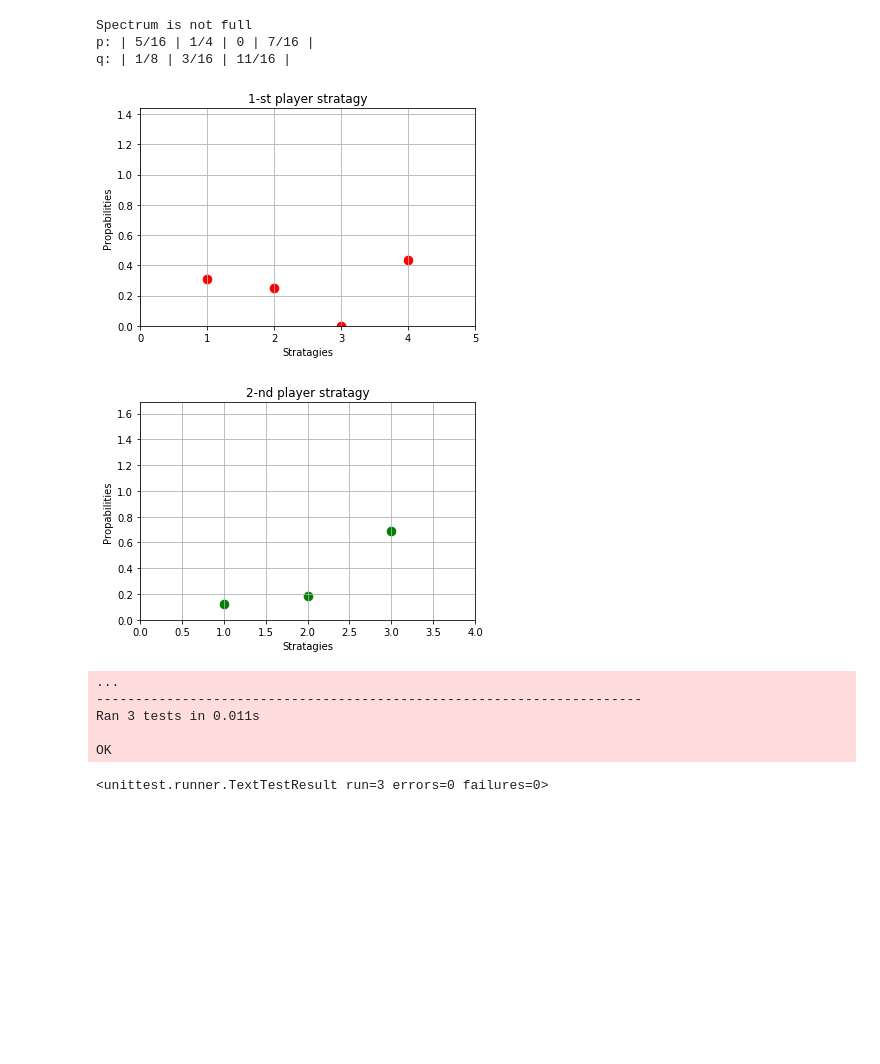
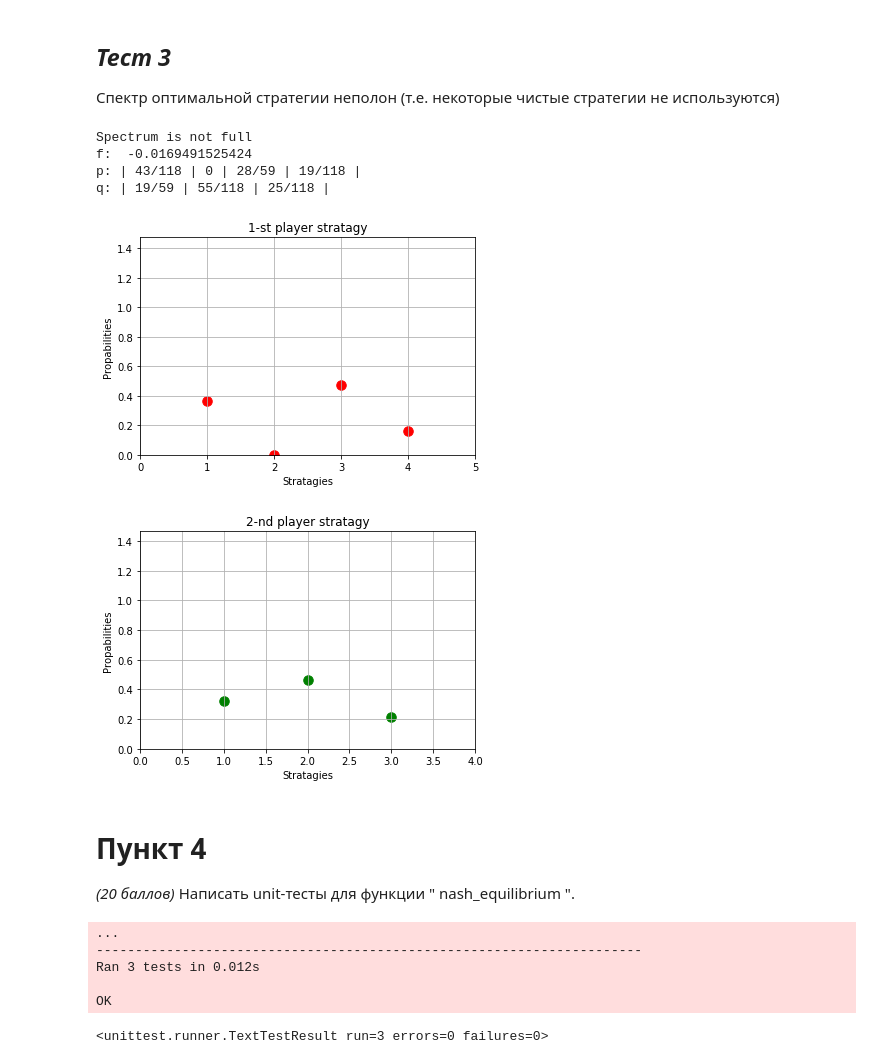
Before and after one commit to artempyanykh/prac-2017-2018, a Jupyter notebook: submissions/task1/mareev-meledin/Jupyter /Task1.ipynb, the cells around one changed output. Cells and saved outputs as stored; diff of their text form; code cells hidden in the pictures; blank space fills up the shorter version.

```diff
--- a/submissions/task1/mareev-meledin/Jupyter /Task1.ipynb
+++ b/submissions/task1/mareev-meledin/Jupyter /Task1.ipynb
@@ -49,13 +63,23 @@ def nash_equilibrium(in_matrix):
 # %%
-def res_show(p,q):
+from fractions import Fraction
 
-    if max(p)==1.0 or max(q)==1.0:
+ # Функция позволяющая "красиво" выводить стратегии игроков
+def print_str(strategy):
+    print('| ', end='')
+    for i in range(len(strategy)):
+        print(Fraction(strategy[i]).limit_denominator(), '| ', end='')
+
+ # Функция рисующая графики стратегий игроков и выводящая ответ
+def res_show(f,p,q):
+
+    if (max(p)//1)==1 or (max(q)//1)==1:
         print('Nash equilibrium')
     elif min(p)==0.0 or min(q)==0.0:
         print('Spectrum is not full')
     else:
         print('Spectrum is full')
 
+    print('f: ', f)
     print('p: ', end='')
     print_str(x['p'])
     print('')
@@ -66,7 +90,7 @@ def res_show(p,q):
     for i in range(len(p)):
         a1.append(i+1)
 #    fig = plt.figure()
-    plt.scatter(a1 ,p ,color='r' ,s=75)
+    plt.scatter(a1 ,p ,color='r' ,s=90)
     plt.title('1-st player stratagy')
     plt.xlabel('Stratagies')
     plt.ylabel('Propabilities')
@@ -79,7 +103,7 @@ def res_show(p,q):
     for i in range(len(q)):
         a2.append(i+1)
 #    fig = plt.figure()
-    plt.scatter(a2,q,color='g' ,s=75)
+    plt.scatter(a2,q,color='g' ,s=90)
     plt.title('2-nd player stratagy')
     plt.xlabel('Stratagies')
     plt.ylabel('Propabilities')
@@ -96,12 +142,21 @@ def print_str(strategy):
+# %% [markdown]
+*Тест 3*
+--------
+Cпектр оптимальной стратегии неполон (т.е. некоторые чистые стратегии не используются)
 # %%
-x=nash_equilibrium([[4,0,6], [3,8,4], [1,2,6], [6,6,4]])
-res_show(x['p'],x['q']) #эта функция выводит всё
+x=nash_equilibrium([[-4,0,6], [3,-8,-4], [1,2,-6], [6,-6,4]])
+res_show(x['f'],x['p'],x['q'])
 # %% [output]
 Spectrum is not full
-p: | 5/16 | 1/4 | 0 | 7/16 |
-q: | 1/8 | 3/16 | 11/16 |
+f:  -0.0169491525424
+p: | 43/118 | 0 | 28/59 | 19/118 |
+q: | 19/59 | 55/118 | 25/118 |
-[figure, old version]
+[figure, new version]
-[figure, old version]
+[figure, new version]
+# %% [markdown]
+Пункт 4
+====
+*(20 баллов)* Написать unit-тесты для функции " nash_equilibrium ".
 # %%
 import unittest #библиотека для тестирования
 
@@ -112,24 +167,25 @@ class TestNashEquilibrium(unittest.TestCase):
 
     #тест для равновесия по Нэшу
     def test_1(self):
-        x = nash_equilibrium(np.array([[1, 1], [3, 1]]))
+        x = nash_equilibrium([[1, 1], [3, 1]])
       #  self.assertAlmostEqual(v, 1)
 
         #сверяем списки те что пролучены и те что должны быть
         np.testing.assert_array_almost_equal([1, 0], x['p'])
         np.testing.assert_array_almost_equal([0, 1], x['q'])
 
-    #тест для ролного спектра
+    #тест для полного спектра
     def test_2(self):
-        x = nash_equilibrium(np.array([[1, 4], [3, 2]]))
+        x = nash_equilibrium([[1, 4], [3, 2]])
         np.testing.assert_array_almost_equal([0.25, 0.75], x['p'])
         np.testing.assert_array_almost_equal([0.5, 0.5], x['q'])
 
     #тест для неполного спектра
     def test_3(self):
-        x = nash_equilibrium(np.array([[4,0,6], [3,8,4], [1,2,6], [6,6,4]]))
+        x = nash_equilibrium([[4,0,6], [3,8,4], [1,2,6], [6,6,4]])
         np.testing.assert_array_almost_equal([0.125, 0.1875, 0.6875], x['q'])
         np.testing.assert_array_almost_equal([0.3125, 0.25, 0.0, 0.4375], x['p'])
+
 
 tests = TestNashEquilibrium() # создаем объект класса
 # подгружаем все тестовые случаи в suite
@@ -139,7 +195,7 @@ unittest.TextTestRunner().run(suite)
 # %% [output]
 ...
 ----------------------------------------------------------------------
-Ran 3 tests in 0.011s
+Ran 3 tests in 0.012s
 
 OK
 <unittest.runner.TextTestResult run=3 errors=0 failures=0>
```
Also changed, not shown: parts of 7 cells of this notebook.
